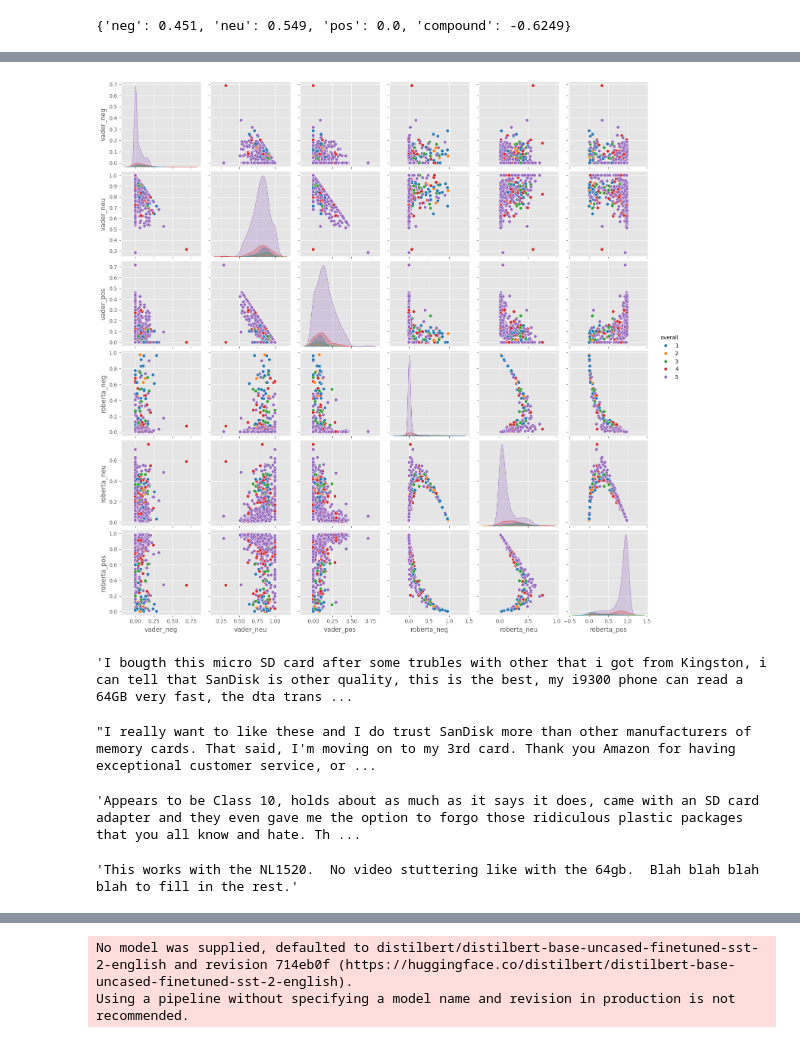
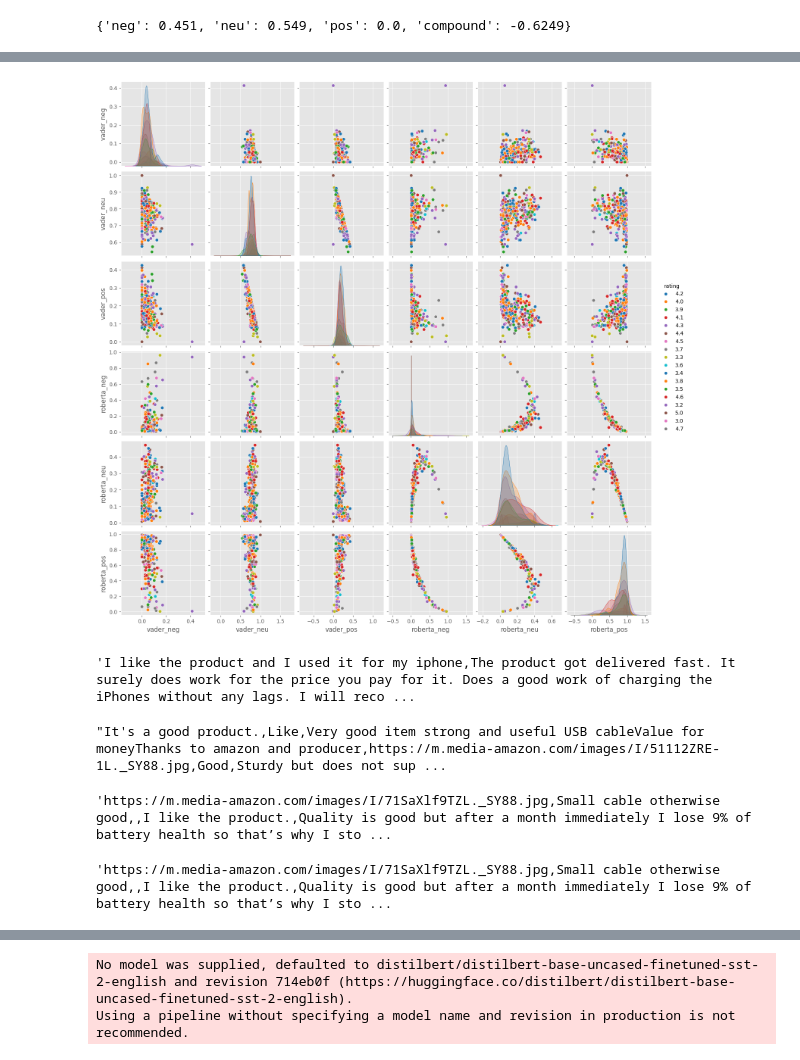
Before and after one commit to ANIKET-JAGTAP02/Product_Sentiment_Analysis, a Jupyter notebook: product_sesitment.ipynb, the cells around one changed output, grey strips where cells are left out. Drawn from its saved outputs; the diff is of its cells as text; code cells hidden in the pictures.

```diff
--- a/product_sesitment.ipynb
+++ b/product_sesitment.ipynb
@@ -183,8 +184,8 @@ sia.polarity_scores(example)
 res = {}
 
 for i, row in tqdm(df.iterrows(), total=len(df)):
-    text = row['reviewText']           # correct column name
-    myid = row['Unnamed: 0']           # unique identifier (or just use i)
+    text = row['review_content']           # correct column name
+    myid = row['product_id']           # unique identifier (or just use i)
     res[myid] = sia.polarity_scores(str(text))  # convert to string in case of NaN
 # %%
 vaders = pd.DataFrame(res).T
@@ -251,9 +245,9 @@ A memory card either works or it doesn't. This was always going to be a one star
 # %%
 # Run for Roberta Model
-encoded_text = tokenizer(example, return_tensors='pt')
+encoded_text = tokenizer(example, return_tensors='pt', truncation=True, max_length=512)
 output = model(**encoded_text)
-scores = output[0][0].detach().numpy()
-scores = softmax(scores)
+sia_scores = output[0][0].detach().numpy()
+scores = softmax(sia_scores)
 scores_dict = {
     'roberta_neg' : scores[0],
     'roberta_neu' : scores[1],
@@ -279,8 +273,8 @@ res = {}
 
 for i, row in tqdm(df.iterrows(), total=len(df)):
     try:
-        text = str(row['reviewText'])           # ✅ your text column name
-        myid = row['Unnamed: 0']                # ✅ your ID column (or use i)
+        text = str(row['review_content'])           # ✅ your text column name
+        myid = row['product_id']                # ✅ your ID column (or use i)
 
         # VADER sentiment
         vader_result = sia.polarity_scores(text)
@@ -303,7 +312,7 @@ Broke for id 123
 # %%
 results_df = pd.DataFrame(res).T
-results_df = results_df.reset_index().rename(columns={'index': 'Unnamed: 0'})  # match key column
-results_df = results_df.merge(df, on='Unnamed: 0', how='left')
+results_df = results_df.reset_index().rename(columns={'index': 'product_id'})  # match key column
+results_df = results_df.merge(df, on='product_id', how='left')
 # %%
 results_df.columns
 # %% [output]
@@ -316,34 +325,34 @@ Index(['Unnamed: 0', 'vader_neg', 'vader_neu', 'vader_pos', 'vader_compound',
 # %%
 sns.pairplot(data=results_df,
              vars=['vader_neg', 'vader_neu', 'vader_pos',
                   'roberta_neg', 'roberta_neu', 'roberta_pos'],
-            hue='overall',
+            hue='rating',
             palette='tab10')
 plt.show()
 # %% [output]
-[figure, old version]
+[figure, new version]
 # %%
-results_df.query('overall == 1') \
-    .sort_values('roberta_pos', ascending=False)['reviewText'].values[0]
+results_df.query('rating == "4.2"') \
+    .sort_values('roberta_pos', ascending=False)['review_content'].values[0]
 # %% [output]
-'I bougth this micro SD card after some trubles with other that i got from Kingston, i can tell that SanDisk is other quality, this is the best, my i9300 phone can read a 64GB very fast, the dta trans ...
+'I like the product and I used it for my iphone,The product got delivered fast. It surely does work for the price you pay for it. Does a good work of charging the iPhones without any lags. I will reco ...
 # %%
-results_df.query('overall == 1') \
-    .sort_values('vader_pos', ascending=False)['reviewText'].values[0]
+results_df.query('rating == "3.9"') \
+    .sort_values('vader_pos', ascending=False)['review_content'].values[0]
 # %% [output]
-"I really want to like these and I do trust SanDisk more than other manufacturers of memory cards. That said, I'm moving on to my 3rd card. Thank you Amazon for having exceptional customer service, or ...
+"It's a good product.,Like,Very good item strong and useful USB cableValue for moneyThanks to amazon and producer,https://m.media-amazon.com/images/I/51112ZRE-1L._SY88.jpg,Good,Sturdy but does not sup ...
 # %%
 # nevative sentiment 5-Star view
 # %%
-results_df.query('overall == 5') \
-    .sort_values('roberta_neg', ascending=False)['reviewText'].values[0]
+results_df.query('rating == "4.2"') \
+    .sort_values('roberta_neg', ascending=False)['review_content'].values[0]
 # %% [output]
-'Appears to be Class 10, holds about as much as it says it does, came with an SD card adapter and they even gave me the option to forgo those ridiculous plastic packages that you all know and hate. Th ...
+'https://m.media-amazon.com/images/I/71SaXlf9TZL._SY88.jpg,Small cable otherwise good,,I like the product.,Quality is good but after a month immediately I lose 9% of battery health so that’s why I sto ...
 # %%
-results_df.query('overall == 5') \
-    .sort_values('vader_neg', ascending=False)['reviewText'].values[0]
+results_df.query('rating == "4.2"') \
+    .sort_values('vader_neg', ascending=False)['review_content'].values[0]
 # %% [output]
-'This works with the NL1520.  No video stuttering like with the 64gb.  Blah blah blah blah to fill in the rest.'
+'https://m.media-amazon.com/images/I/71SaXlf9TZL._SY88.jpg,Small cable otherwise good,,I like the product.,Quality is good but after a month immediately I lose 9% of battery health so that’s why I sto ...
 # %%
 # netural sentiment 5-Star view
 # %%
```
Also changed, not shown: parts of 20 cells of this notebook.
